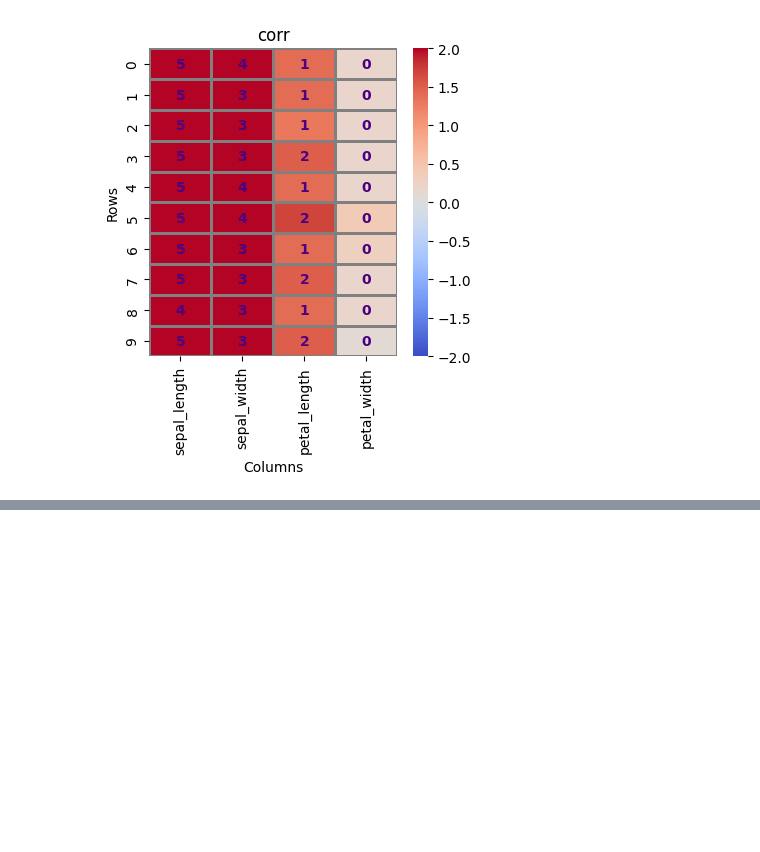
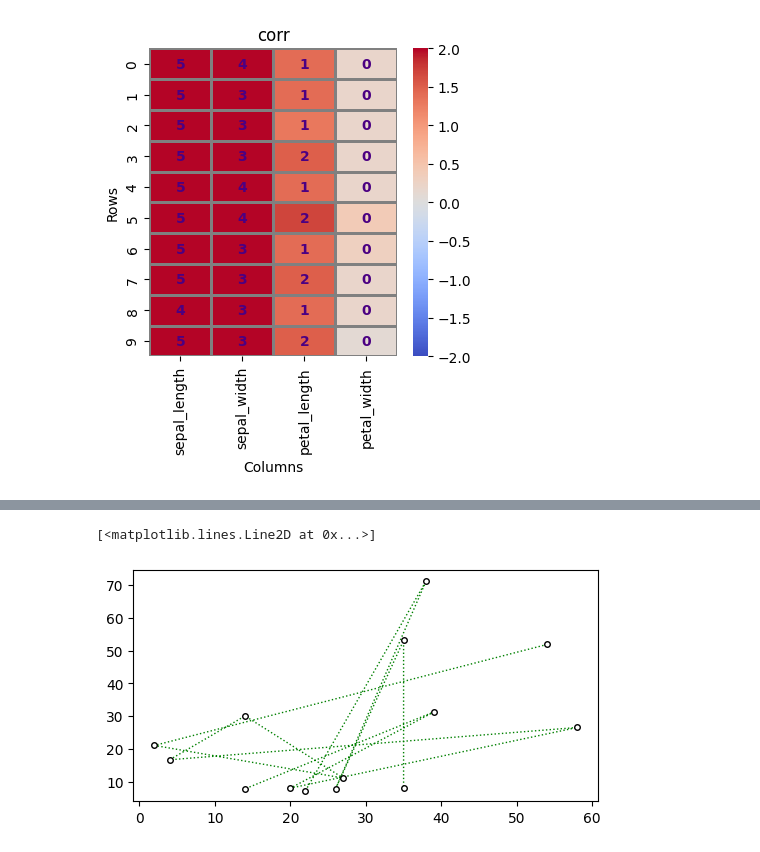
Before and after one commit to Md-Maruf-1727/LearningPractices, a Jupyter notebook: Vizualization/Vizualization1.ipynb, the cells around one changed output, grey strips where cells are left out. Cells and saved outputs as stored; diff of their text form; code cells hidden in the pictures; blank space fills up the shorter version.

```diff
--- a/Vizualization/Vizualization1.ipynb
+++ b/Vizualization/Vizualization1.ipynb
@@ -516,0 +528,18 @@ sns.heatmap(numaric_iris.corr(), annot=True)
+# %%
+#line chart with matplotlib
+plt.figure(figsize=(6,3))
+plt.plot(titanicfast15['age'],
+         titanicfast15['fare'],
+         color='green',
+         marker='o',
+         linestyle=':',
+         linewidth=1,
+         markersize=4,
+         markerfacecolor='white',
+         markeredgecolor='black')
+         #label='Age Fare',
+         #drawstyle='default',
+         #zorder=8)
+# %% [output]
+[<matplotlib.lines.Line2D at 0x...>]
+[figure, added]
```
Also changed, not shown: parts of 2 cells of this notebook.
